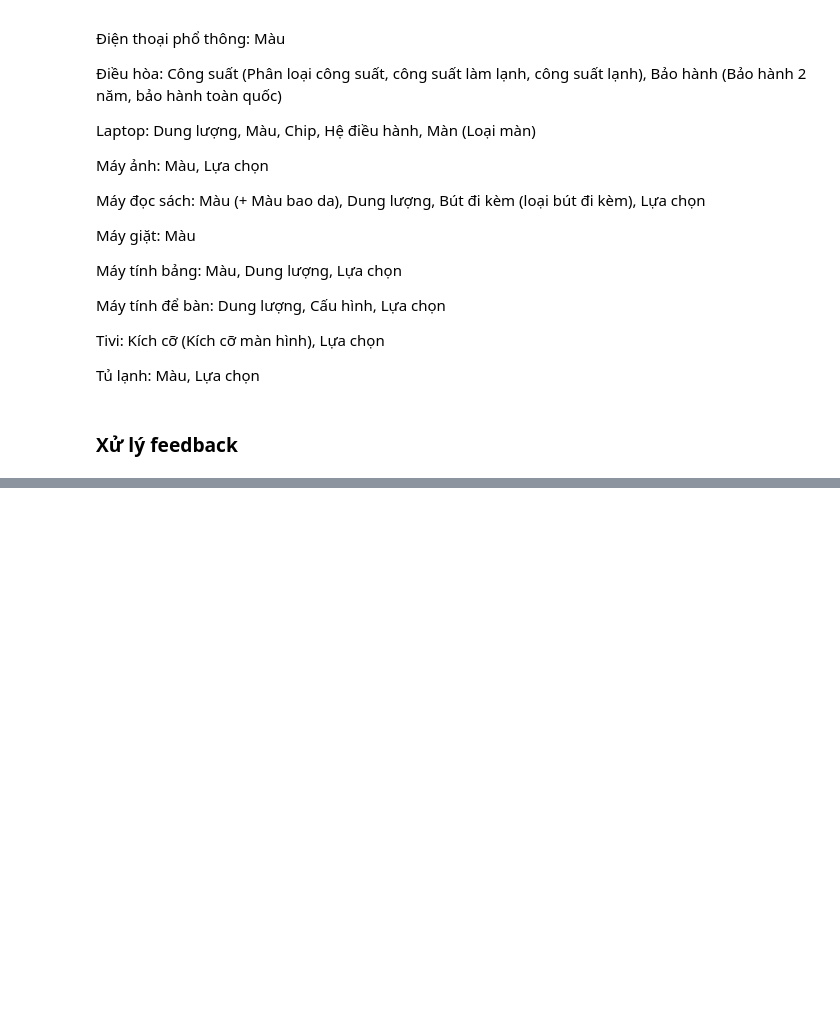
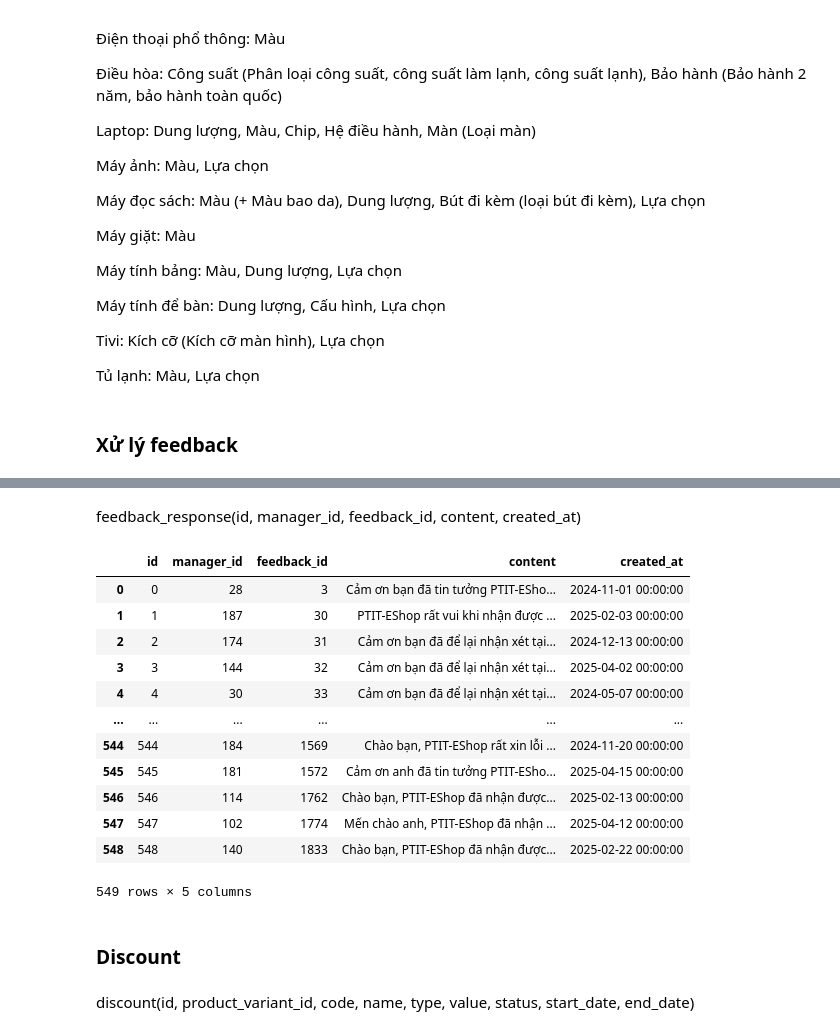
Before and after one commit to haiphong-0132/ETL_HQTCSDL, a Jupyter notebook: products/process.ipynb, the cells around one changed output, grey strips where cells are left out. Saved outputs shown, nothing was run; the diff lists cells and outputs as text; code cells hidden in the pictures; blank space fills up the shorter version.

```diff
--- a/products/process.ipynb
+++ b/products/process.ipynb
@@ -1344,0 +1833,47 @@ dtype: int64
+# %% [markdown]
+feedback_response(id, manager_id, feedback_id, content, created_at)
+# %%
+manager_df = pd.read_csv('../users/data/manager.csv', encoding='utf-8')
+role_df = pd.read_csv('../users/data/role.csv', encoding='utf-8')
+manager_df = pd.merge(manager_df, role_df, left_on='role_id', right_on='id', how='left')
+# %%
+service_customer_ids = manager_df['id_x'].unique()
+# %%
+feedback_ma['content'] = feedback_ma['content'].str.replace('tiki', 'PTIT-EShop', case=False)
+# %%
+feedback_response_rows = []
+
+for index, row in feedback_ma.iterrows():
+    id = index
+    manager_id = random.choice(service_customer_ids)
+    customer_feedback = convert_old_feedback_id_to_new_feedback(str(row['feedback_id']))
+    feedback_id = customer_feedback['id']
+    content = row['content']
+    created_at =  random_skipped_date(customer_feedback['created_at'])
+
+    feedback_response_row = {
+        'id': id,
+        'manager_id': manager_id,
+        'feedback_id': feedback_id,
+        'content': content,
+        'created_at': created_at
+    }
+    feedback_response_rows.append(feedback_response_row)
+
+feedback_response_df = pd.DataFrame(feedback_response_rows)
+# %%
+feedback_response_df
+# %% [output]
+|  | id | manager_id | feedback_id | content | created_at |
+| 0 | 0 | 28 | 3 | Cảm ơn bạn đã tin tưởng PTIT-ESho... | 2024-11-01 00:00:00 |
+| 1 | 1 | 187 | 30 | PTIT-EShop rất vui khi nhận được ... | 2025-02-03 00:00:00 |
+| 2 | 2 | 174 | 31 | Cảm ơn bạn đã để lại nhận xét tại... | 2024-12-13 00:00:00 |
+| 3 | 3 | 144 | 32 | Cảm ơn bạn đã để lại nhận xét tại... | 2025-04-02 00:00:00 |
+| 4 | 4 | 30 | 33 | Cảm ơn bạn đã để lại nhận xét tại... | 2024-05-07 00:00:00 |
+| ... | ... | ... | ... | ... | ... |
+| 544 | 544 | 184 | 1569 | Chào bạn, PTIT-EShop rất xin lỗi ... | 2024-11-20 00:00:00 |
+| 545 | 545 | 181 | 1572 | Cảm ơn anh đã tin tưởng PTIT-ESho... | 2025-04-15 00:00:00 |
+| 546 | 546 | 114 | 1762 | Chào bạn, PTIT-EShop đã nhận được... | 2025-02-13 00:00:00 |
+| 547 | 547 | 102 | 1774 | Mến chào anh, PTIT-EShop đã nhận ... | 2025-04-12 00:00:00 |
+| 548 | 548 | 140 | 1833 | Chào bạn, PTIT-EShop đã nhận được... | 2025-02-22 00:00:00 |
+549 rows × 5 columns
@@ -1344,0 +1882,4 @@ dtype: int64
+# %% [markdown]
+### Discount
+# %% [markdown]
+discount(id, product_variant_id, code, name, type, value, status, start_date, end_date)
```
Also changed, not shown: parts of 79 cells of this notebook, 4 other files.
